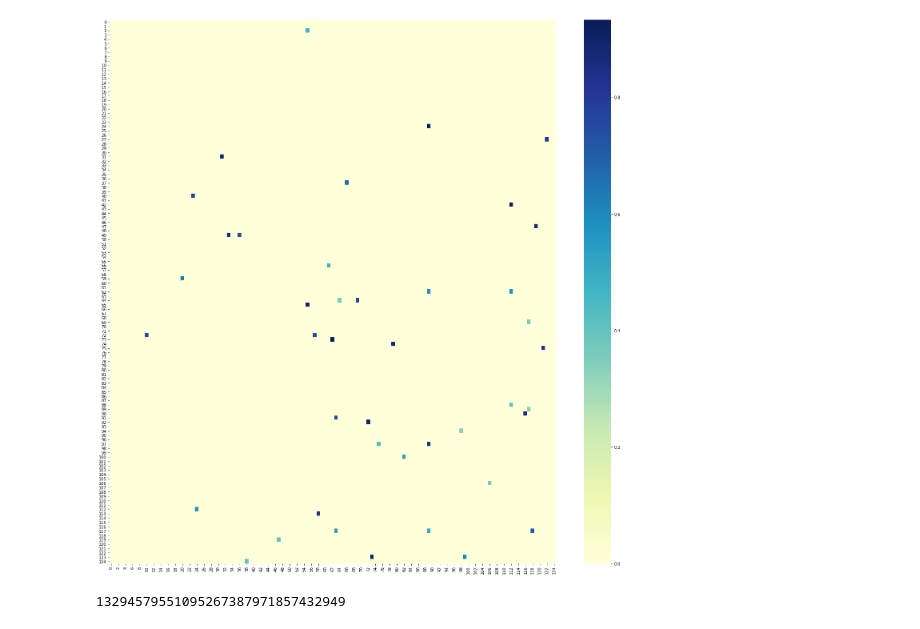
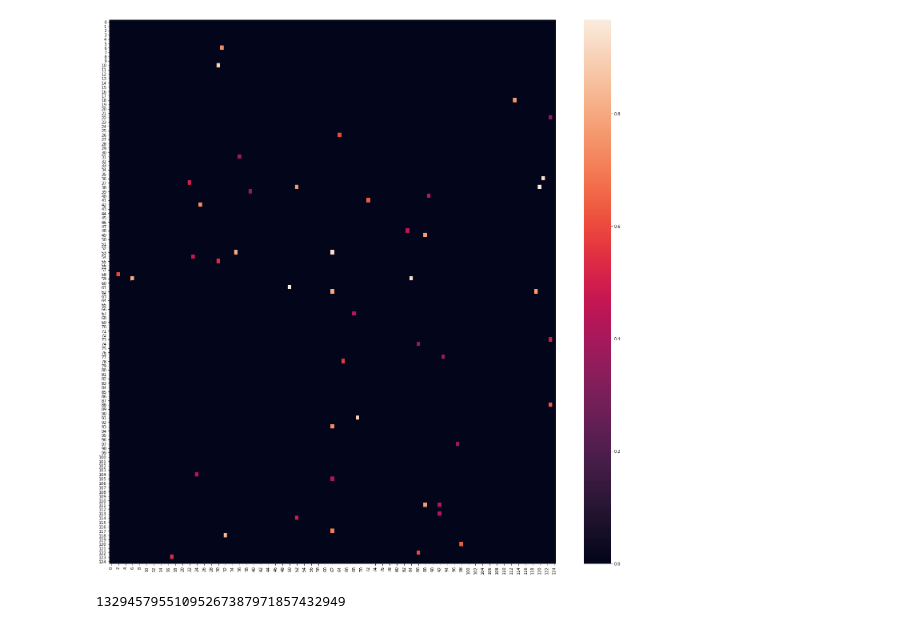
Before and after one commit to dbotvynko/MAP_Elite_simple_use, a Jupyter notebook: V2.ipynb, the cells around one changed output. Cells and saved outputs as stored; diff of their text form; code cells hidden in the pictures.

```diff
--- a/V2.ipynb
+++ b/V2.ipynb
@@ -21,7 +21,7 @@ def MAP_Elite(n_legs, iterr):
     #therefore each controller is fully described by 36 parameters.
     # Each parameter can have one of these possible values: 0, 0.05, 0.1, ... 0.95, 1.
 
-    for i in range(1, 100):
+    for i in range(1, 1000):
         stop = 0
         iterr += i
         if (i < 40):
@@ -152,7 +152,7 @@ def behaviour_descr(on_ground):    # Proportion of time of each leg on the groun
             #print(x[j])
 
     x_leg /= 1000
-    print(x_leg[0])
+    #print(x_leg[0])
 
     for j in range(legs):
         #x_leg[j] = np.round(x_leg[j], 2)
@@ -168,7 +168,7 @@ def behaviour_descr(on_ground):    # Proportion of time of each leg on the groun
             x_leg[j] = 0.75
         else :
             x_leg[j] = 1.0
-    print('After interrations: ', x_leg[0])
+    #print('After interrations: ', x_leg[0])
 
     #X[0] = 100*x_leg[0] + 5*math.modf(x_leg[2] * 5)[1] + math.modf(x_leg[4] * 5)[1]
     #X[1] = 100*x_leg[1] + 5*math.modf(x_leg[3] * 5)[1] + math.modf(x_leg[5] * 5)[1]
@@ -221,8 +203,8 @@ After interrations:  0.5
 # %%
 plt.figure(figsize=(25,25))
-heat_map = sns.heatmap(Perf/15, cmap="YlGnBu")
+heat_map = sns.heatmap(Perf/15)
 # %% [output]
-[figure, old version]
+[figure, new version]
 # %%
 import random
 n = len(np.arange(0, 1, 0.05))
```
Also changed, not shown: parts of 1 cell of this notebook.
